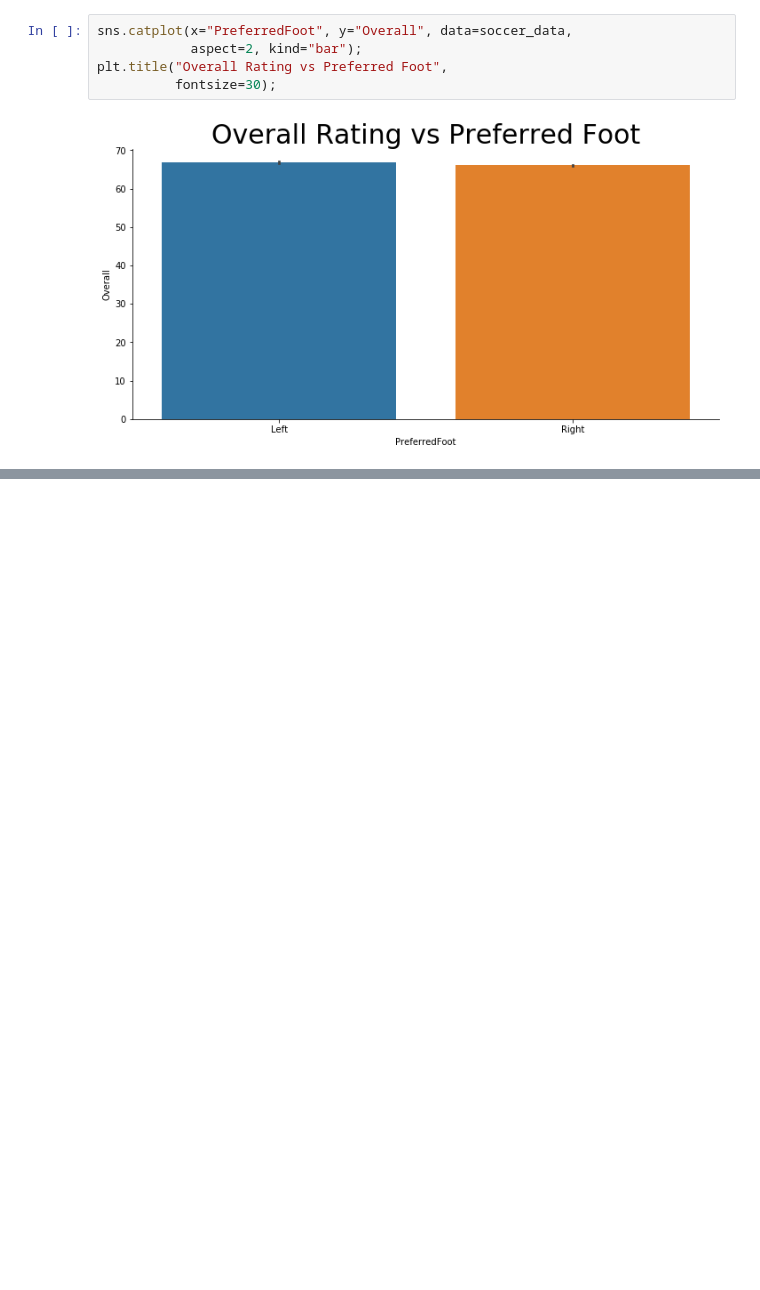
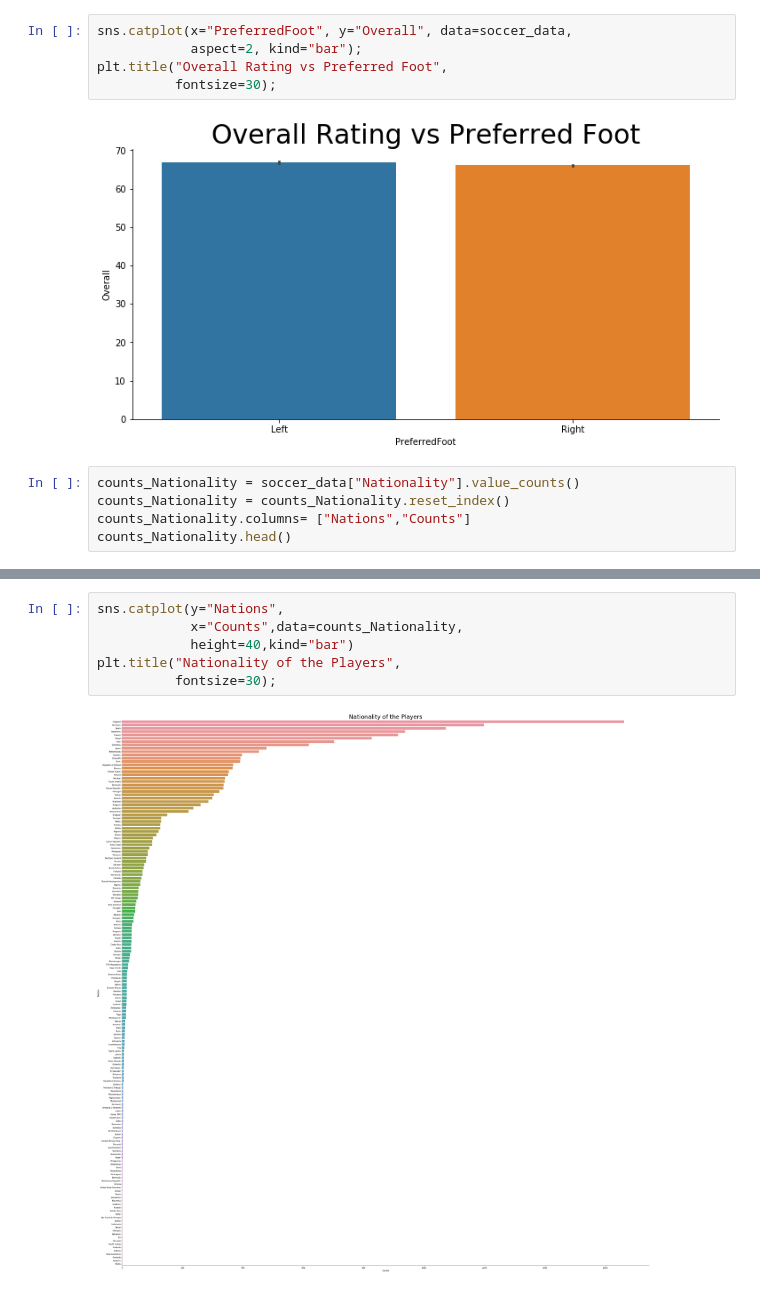
Before and after one commit to domu904/Domu.MachineLearning, a Jupyter notebook: soccerData_part3.ipynb, the cells around one changed output, grey strips where cells are left out. Saved outputs shown, nothing was run; the diff lists cells and outputs as text; blank space fills up the shorter version.

Commit message:
Identify nationality of the players

```diff
--- a/soccerData_part3.ipynb
+++ b/soccerData_part3.ipynb
@@ -112,3 +112,8 @@ plt.title("Overall Rating vs Preferred Foot",
           fontsize=30);
 # %% [output]
 [figure]
+# %%
+counts_Nationality = soccer_data["Nationality"].value_counts()
+counts_Nationality = counts_Nationality.reset_index()
+counts_Nationality.columns= ["Nations","Counts"]
+counts_Nationality.head()
@@ -114,0 +127,8 @@ plt.title("Overall Rating vs Preferred Foot",
+# %%
+sns.catplot(y="Nations",
+            x="Counts",data=counts_Nationality,
+            height=40,kind="bar")
+plt.title("Nationality of the Players",
+          fontsize=30);
+# %% [output]
+[figure, added]
```
Also changed, not shown: parts of 1 cell of this notebook.
